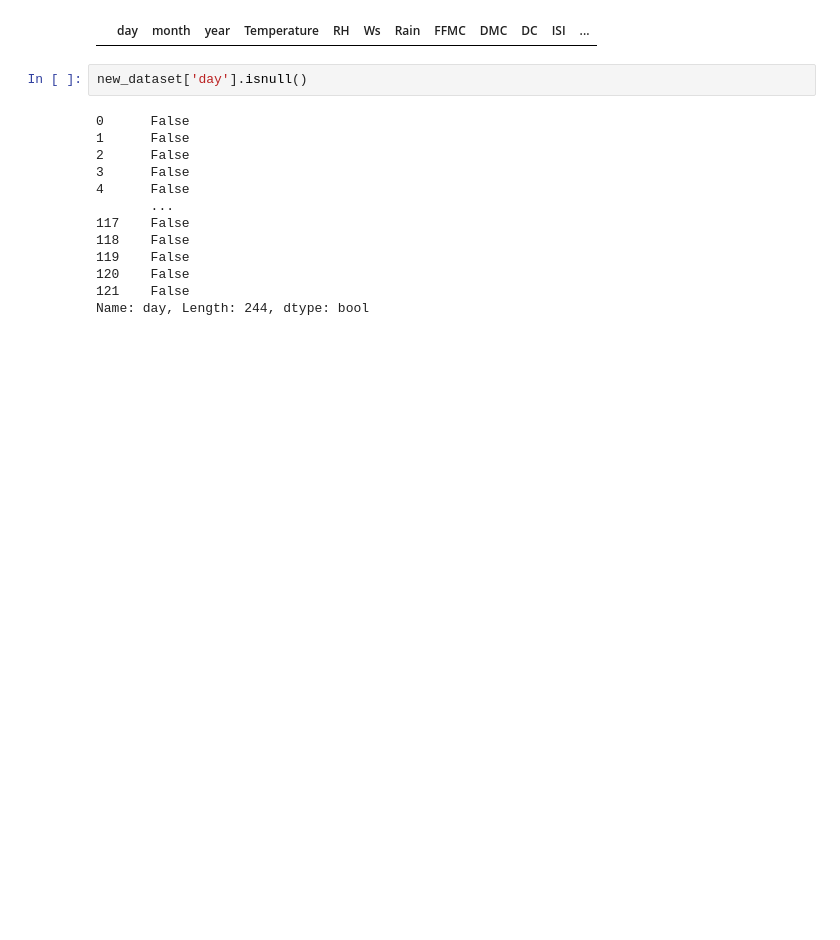
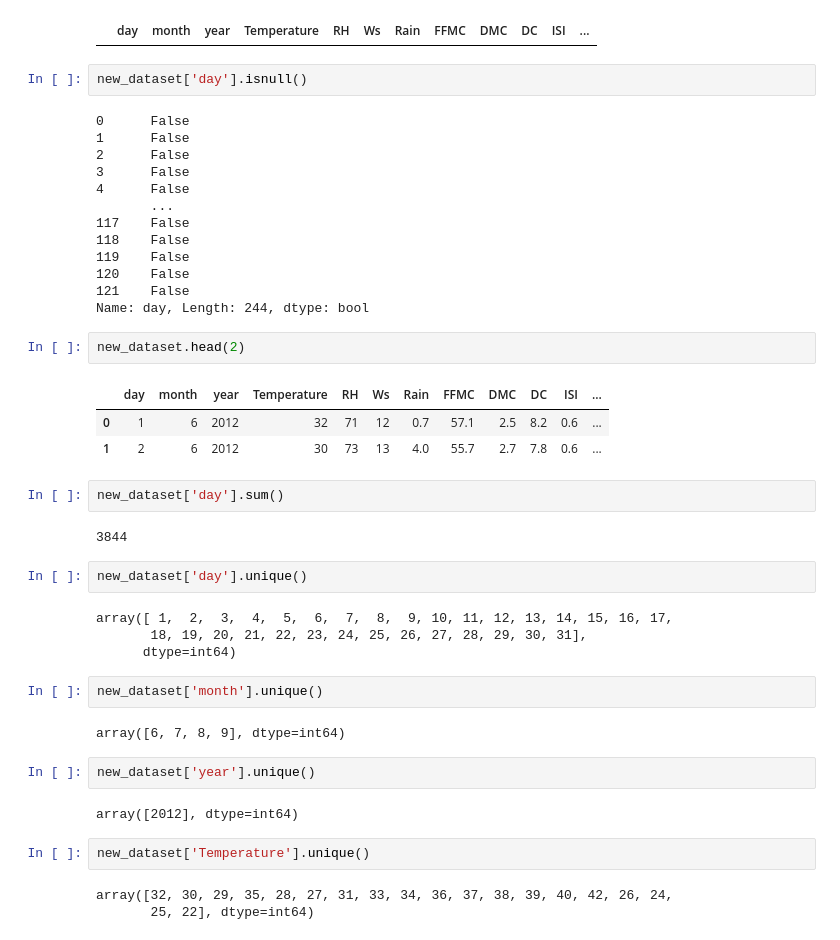
Before and after one commit to kunal12kumar/Forest_Fire_Dataset, a Jupyter notebook: forestproject.ipynb, the cells around one changed output. Saved outputs shown, nothing was run; the diff lists cells and outputs as text; blank space fills up the shorter version.

```diff
--- a/forestproject.ipynb
+++ b/forestproject.ipynb
@@ -107,3 +108,32 @@ new_dataset['day'].isnull()
 120    False
 121    False
 Name: day, Length: 244, dtype: bool
+# %%
+new_dataset.head(2)
+# %% [output]
+|  | day | month | year | Temperature | RH | Ws | Rain | FFMC | DMC | DC | ISI | ... |
+| 0 | 1 | 6 | 2012 | 32 | 71 | 12 | 0.7 | 57.1 | 2.5 | 8.2 | 0.6 | ... |
+| 1 | 2 | 6 | 2012 | 30 | 73 | 13 | 4.0 | 55.7 | 2.7 | 7.8 | 0.6 | ... |
+# %%
+new_dataset['day'].sum()
+# %% [output]
+3844
+# %%
+new_dataset['day'].unique()
+# %% [output]
+array([ 1,  2,  3,  4,  5,  6,  7,  8,  9, 10, 11, 12, 13, 14, 15, 16, 17,
+       18, 19, 20, 21, 22, 23, 24, 25, 26, 27, 28, 29, 30, 31],
+      dtype=int64)
+# %%
+new_dataset['month'].unique()
+# %% [output]
+array([6, 7, 8, 9], dtype=int64)
+# %%
+new_dataset['year'].unique()
+# %% [output]
+array([2012], dtype=int64)
+# %%
+new_dataset['Temperature'].unique()
+# %% [output]
+array([32, 30, 29, 35, 28, 27, 31, 33, 34, 36, 37, 38, 39, 40, 42, 26, 24,
+       25, 22], dtype=int64)
```
Also changed, not shown: parts of 9 cells of this notebook.
